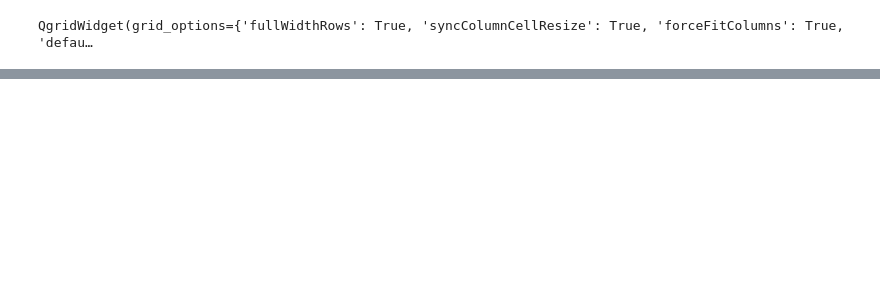
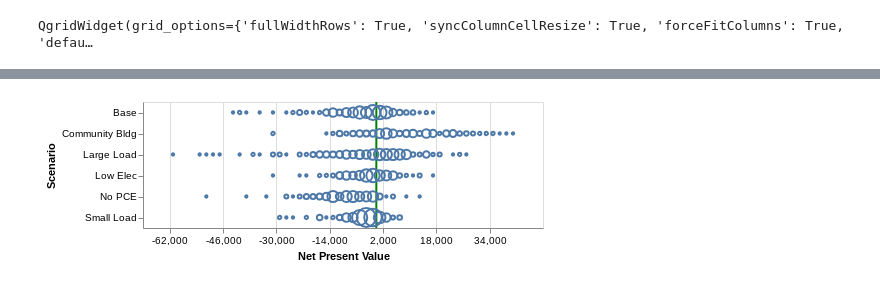
Before and after one commit to alanmitchell/heat-pump-study, a Jupyter notebook: general/city_model_runs.ipynb, the cells around one changed output, grey strips where cells are left out. Cells and saved outputs as stored; diff of their text form; code cells hidden in the pictures; blank space fills up the shorter version.

```diff
--- a/general/city_model_runs.ipynb
+++ b/general/city_model_runs.ipynb
@@ -479,0 +581,9 @@ df_test = pd.concat([df_test, df_test2])
+# %%
+main = alt.Chart(df_results.query('Exist_Fuel_Type == 4')).mark_point().encode(
+    y='Scenario',
+    x=alt.X('NPV', bin=alt.Bin(maxbins=60)),
+    size=alt.Size('count()', legend=None)
+)
+rule + main
+# %% [output]
+[figure, added]
```
Also changed, not shown: parts of 33 cells of this notebook, 1 other file.
